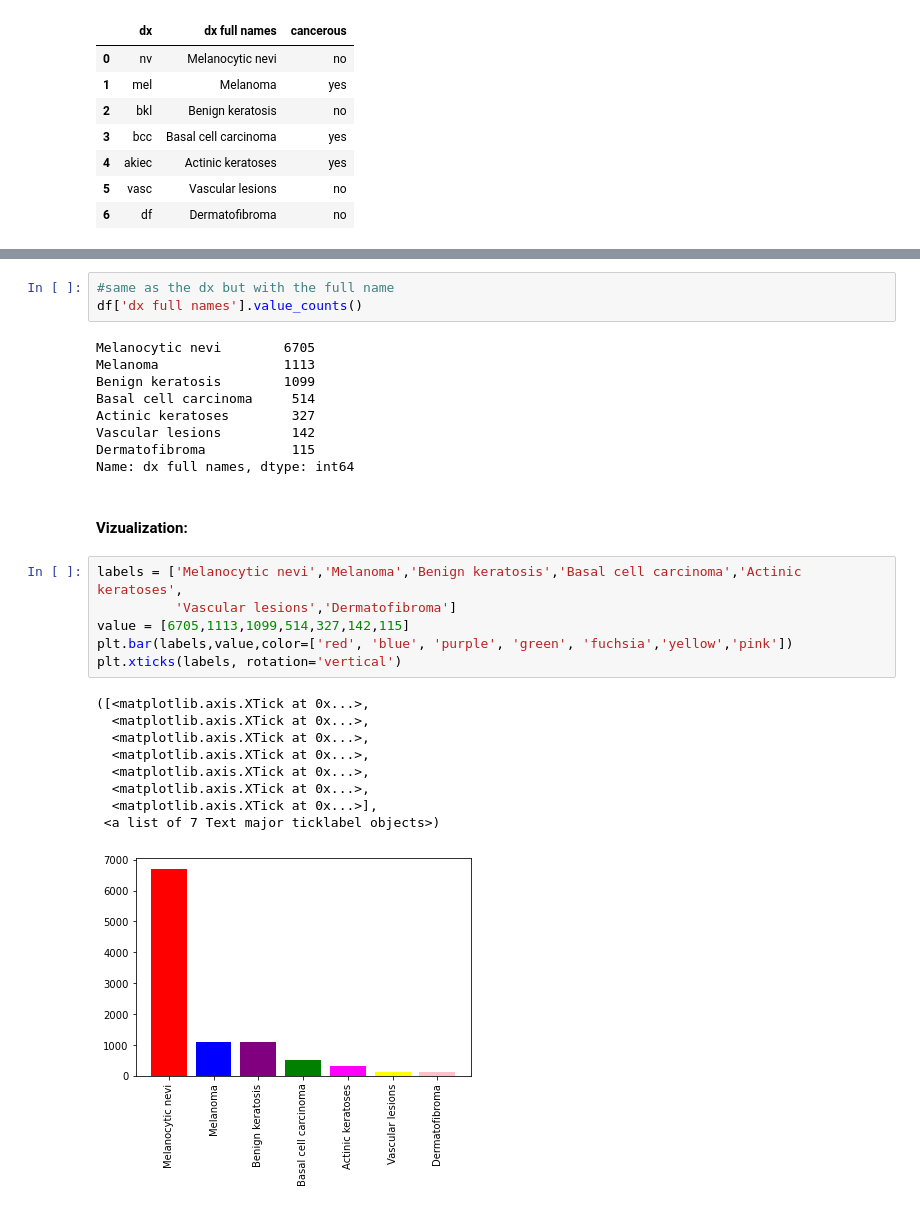
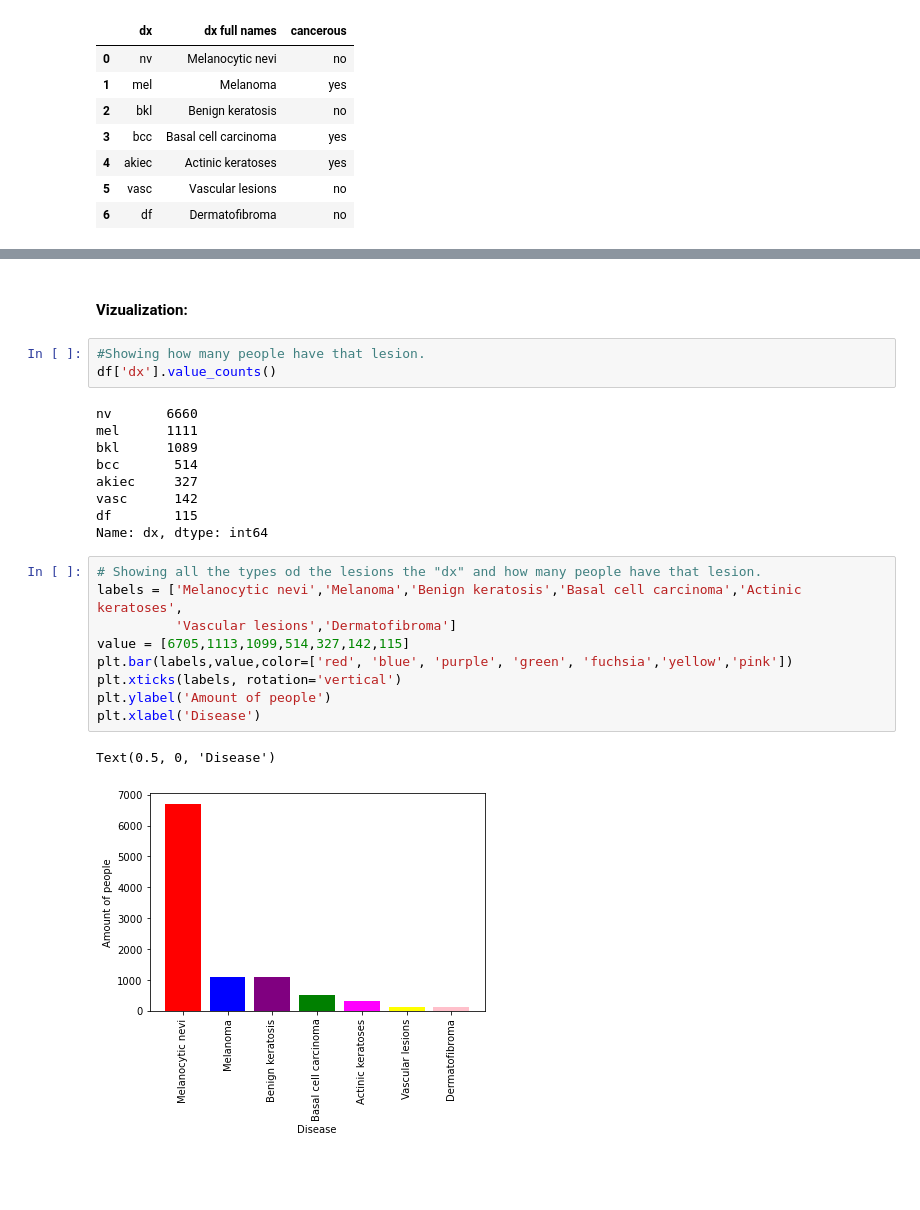
Before and after one commit to GabiDunaevsky/data-science-project-second-semester, a Jupyter notebook: Notebook3.ipynb, the cells around one changed output, grey strips where cells are left out. Drawn from its saved outputs; the diff is of its cells as text; blank space fills up the shorter version.

```diff
--- a/Notebook3.ipynb
+++ b/Notebook3.ipynb
@@ -140,30 +135,26 @@ df['dx full names'] = df['dx'].map(dx_dict.get)
-# %%
-#same as the dx but with the full name
-df['dx full names'].value_counts()
-# %% [output]
-Melanocytic nevi        6705
-Melanoma                1113
-Benign keratosis        1099
-Basal cell carcinoma     514
-Actinic keratoses        327
-Vascular lesions         142
-Dermatofibroma           115
-Name: dx full names, dtype: int64
 # %% [markdown]
 #### Vizualization:
+# %%
+#Showing how many people have that lesion.
+df['dx'].value_counts()
+# %% [output]
+nv       6660
+mel      1111
+bkl      1089
+bcc       514
+akiec     327
+vasc      142
+df        115
+Name: dx, dtype: int64
 # %%
+# Showing all the types od the lesions the "dx" and how many people have that lesion.
 labels = ['Melanocytic nevi','Melanoma','Benign keratosis','Basal cell carcinoma','Actinic keratoses',
           'Vascular lesions','Dermatofibroma']
 value = [6705,1113,1099,514,327,142,115]
 plt.bar(labels,value,color=['red', 'blue', 'purple', 'green', 'fuchsia','yellow','pink'])
 plt.xticks(labels, rotation='vertical')
+plt.ylabel('Amount of people')
+plt.xlabel('Disease')
 # %% [output]
-([<matplotlib.axis.XTick at 0x...>,
-  <matplotlib.axis.XTick at 0x...>,
-  <matplotlib.axis.XTick at 0x...>,
-  <matplotlib.axis.XTick at 0x...>,
-  <matplotlib.axis.XTick at 0x...>,
-  <matplotlib.axis.XTick at 0x...>,
-  <matplotlib.axis.XTick at 0x...>],
- <a list of 7 Text major ticklabel objects>)
+Text(0.5, 0, 'Disease')
-[figure, old version]
+[figure, new version]
```
Also changed, not shown: parts of 59 cells of this notebook.
